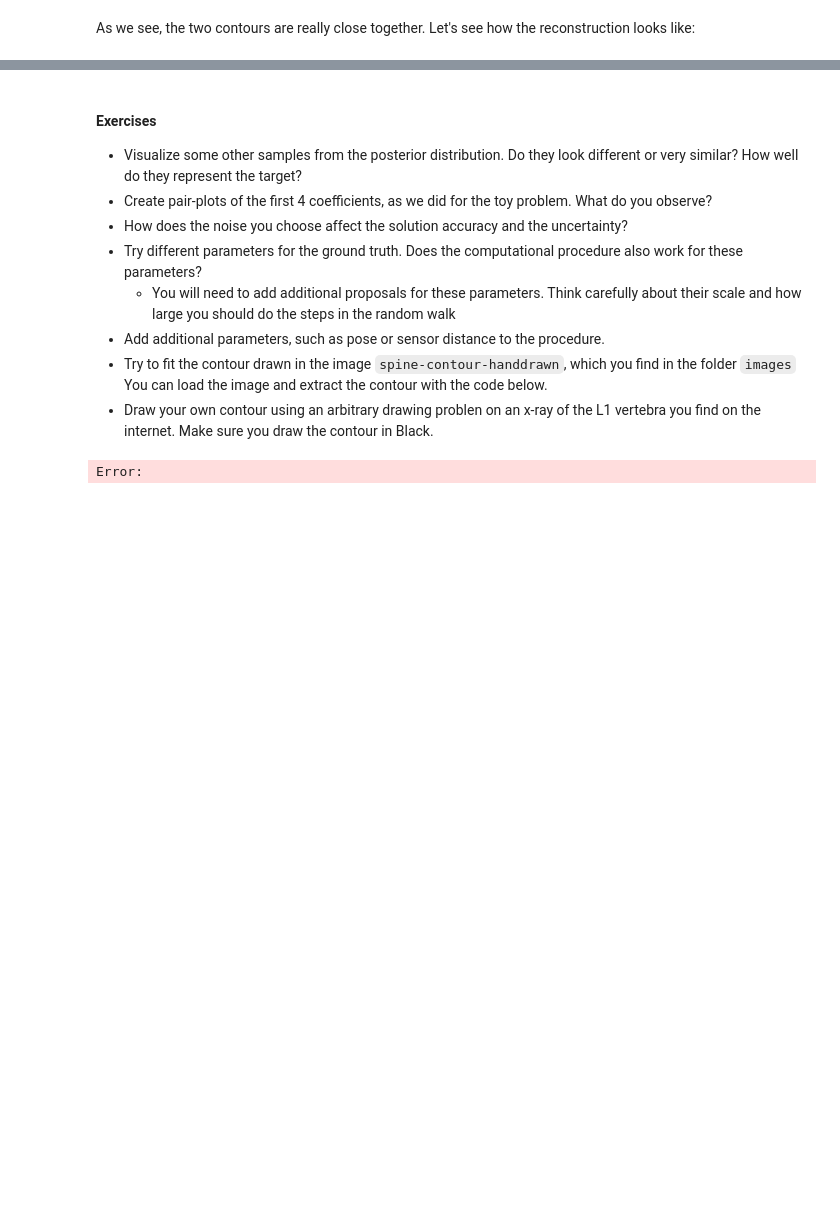
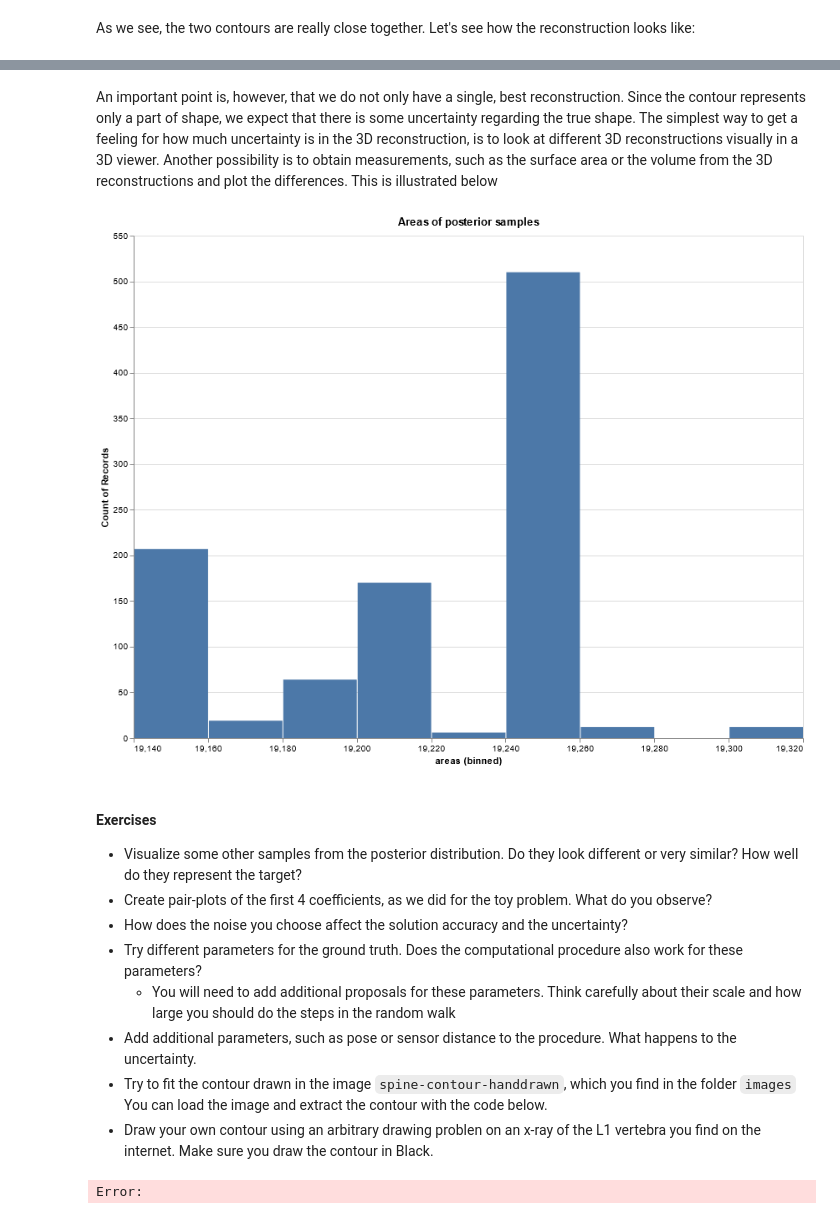
Before and after one commit to shape-the-world/big-data-africa-23, a Jupyter notebook: notebooks/shape-fitting.ipynb, the cells around one changed output, grey strips where cells are left out. Saved outputs shown, nothing was run; the diff lists cells and outputs as text; code cells hidden in the pictures; blank space fills up the shorter version.

Commit message:
add uncertainty computation

```diff
--- a/notebooks/shape-fitting.ipynb
+++ b/notebooks/shape-fitting.ipynb
@@ -219,3 +225,17 @@ render(bestMesh)
+# %% [markdown]
+An important point is, however, that we do not only have a single, best reconstruction. Since the contour represents only a part of shape, we expect that there is some uncertainty regarding the true shape. The simplest way to get a feeling for how much uncertainty is in the 3D reconstruction, is to look at different 3D reconstructions visually in a 3D viewer.
+Another possibility is to obtain measurements, such as the surface area or the volume from the 3D reconstructions and plot the differences. This is illustrated below
+# %%
+val areas = for sample <- samples yield
+    val mesh = vertebraModel.instance(sample.parameters.coefficients)
+    mesh.area
+
+DataFrame(Seq(
+    DataFrame.Column.ofContinuous(areas, "areas"))
+)
+.plot.histogram("areas", "Areas of posterior samples").show()
+# %% [output]
+[figure, added]
 # %% [markdown]
 #### Exercises
 
@@ -224,7 +244,7 @@ render(bestMesh)
 * How does the noise you choose affect the solution accuracy and the uncertainty?
 * Try different parameters for the ground truth. Does the computational procedure also work for these parameters?
     * You will need to add additional proposals for these parameters. Think carefully about their scale and how large you should do the steps in the random walk
-* Add additional parameters, such as pose or sensor distance to the procedure.
+* Add additional parameters, such as pose or sensor distance to the procedure. What happens to the uncertainty.
 * Try to fit the contour drawn in the image `spine-contour-handdrawn`, which you find in the folder `images` You can load the image and extract the contour with the code below.
 * Draw your own contour using an arbitrary drawing problen on an x-ray of the L1 vertebra you find on the internet. Make sure you draw the contour in Black.
 # %%
```
Also changed, not shown: parts of 12 cells of this notebook.
